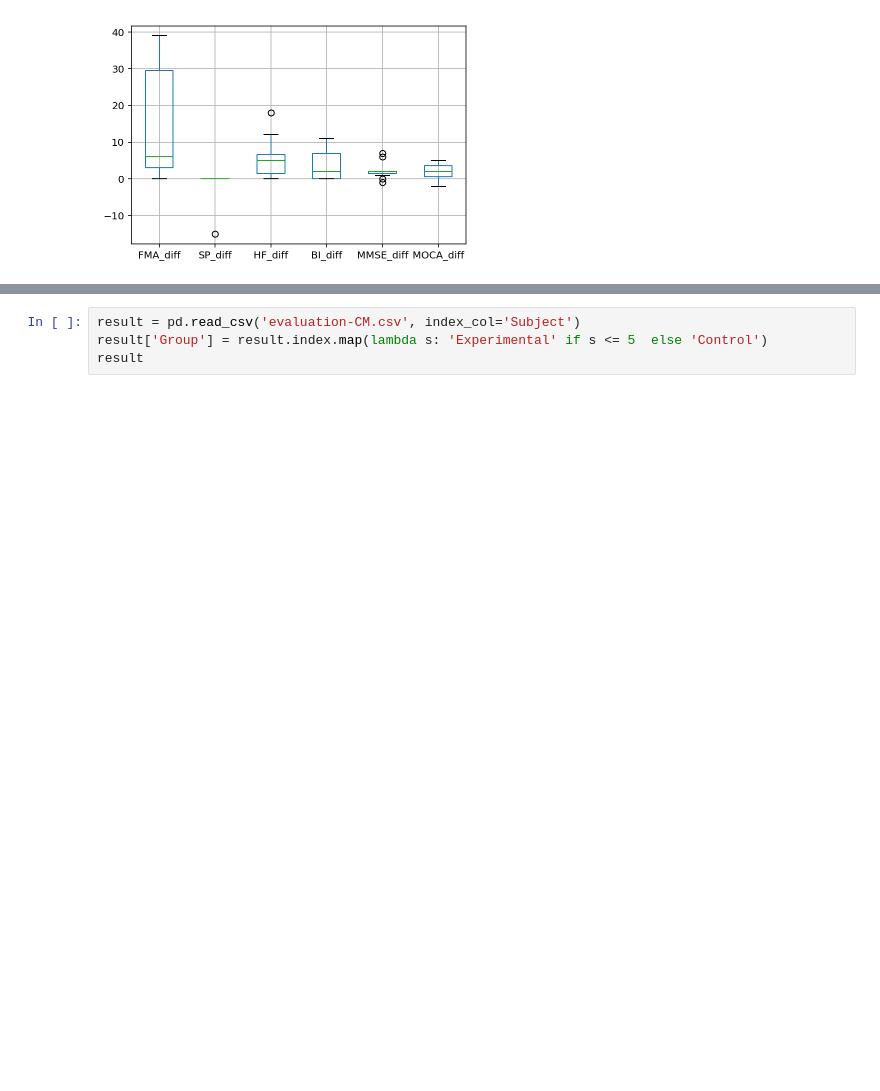
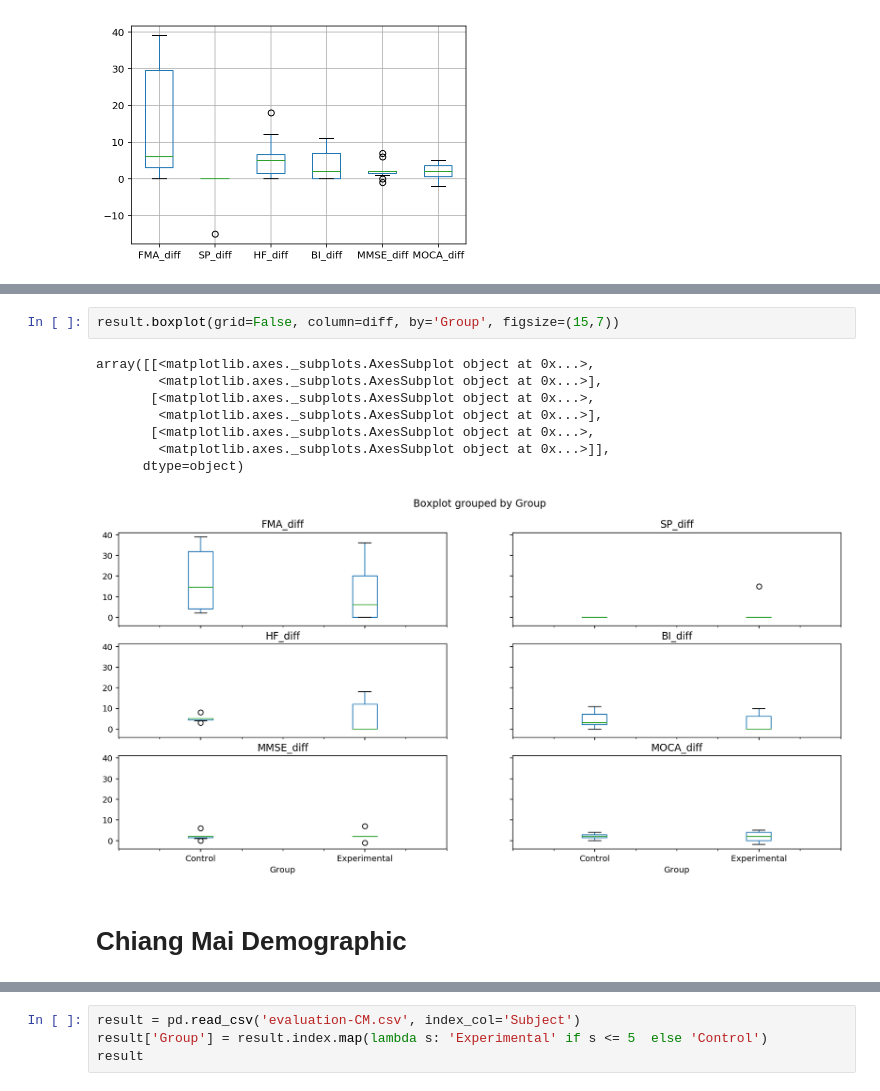
Before and after one commit to TKaewlee/statistical-analysis, a Jupyter notebook: Gyro-Data Analysis.ipynb, the cells around one changed output, grey strips where cells are left out. Saved outputs shown, nothing was run; the diff lists cells and outputs as text; blank space fills up the shorter version.

```diff
--- a/Gyro-Data Analysis.ipynb
+++ b/Gyro-Data Analysis.ipynb
@@ -313,0 +351,13 @@ result.iloc[:, 13:].boxplot()
+# %%
+result.boxplot(grid=False, column=diff, by='Group', figsize=(15,7))
+# %% [output]
+array([[<matplotlib.axes._subplots.AxesSubplot object at 0x...>,
+        <matplotlib.axes._subplots.AxesSubplot object at 0x...>],
+       [<matplotlib.axes._subplots.AxesSubplot object at 0x...>,
+        <matplotlib.axes._subplots.AxesSubplot object at 0x...>],
+       [<matplotlib.axes._subplots.AxesSubplot object at 0x...>,
+        <matplotlib.axes._subplots.AxesSubplot object at 0x...>]],
+      dtype=object)
+[figure, added]
+# %% [markdown]
+# Chiang Mai Demographic
```
Also changed, not shown: parts of 22 cells of this notebook, 2 other files.
